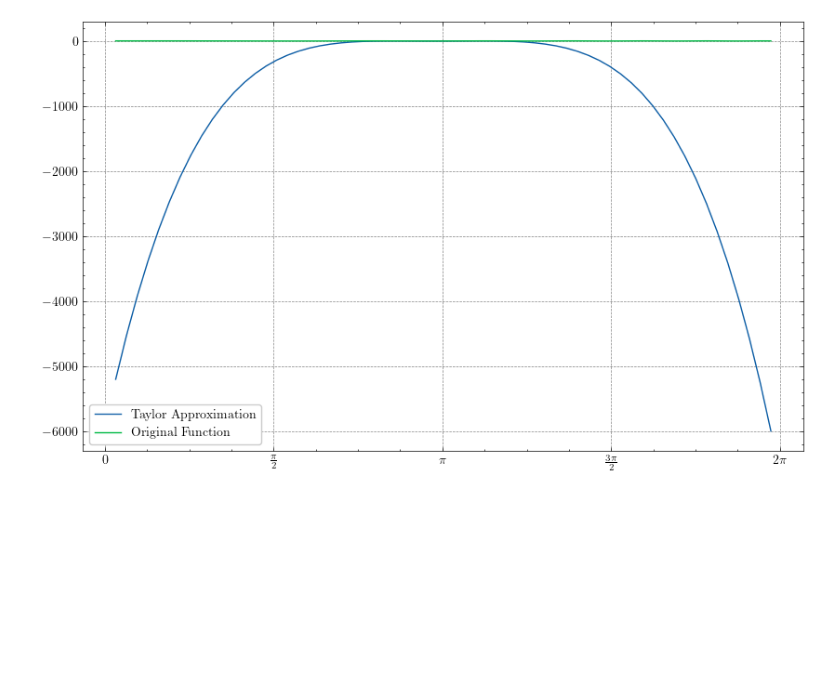
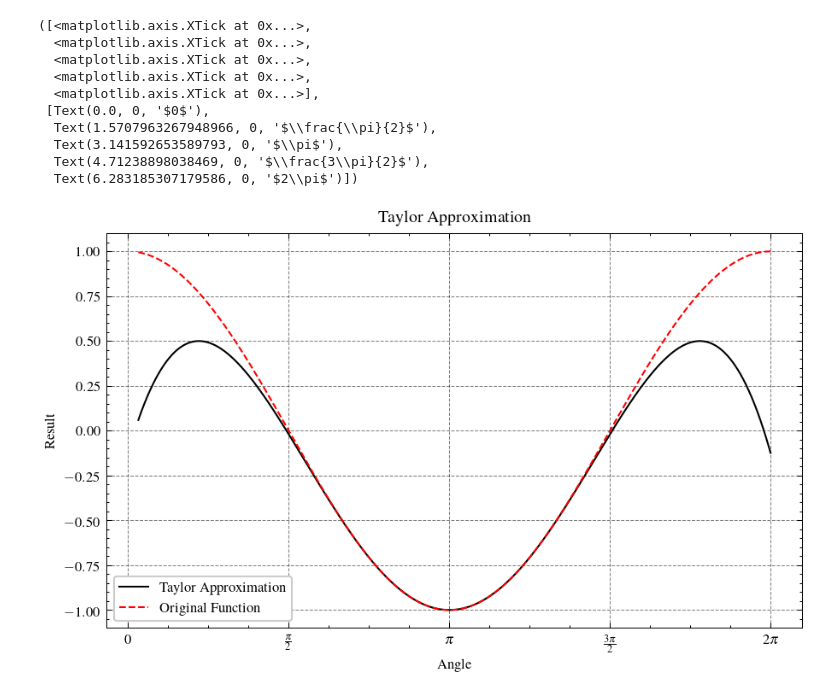
Before and after one commit to Vedabahu/learning-python, a Jupyter notebook: notebooks/Understanding Taylor.ipynb, the cells around one changed output. Saved outputs shown, nothing was run; the diff lists cells and outputs as text; code cells hidden in the pictures; blank space fills up the shorter version.

```diff
--- a/notebooks/Understanding Taylor.ipynb
+++ b/notebooks/Understanding Taylor.ipynb
@@ -4,35 +4,50 @@ import numpy as np
 import matplotlib.pyplot as plt
 import scienceplots
 
-plt.style.use(["science", "grid"])
+plt.style.use(["science", "grid", "ieee"])
+# plt.style.use(["default"])
 plt.rcParams.update({"text.usetex" : True})
 # %%
 x, y, z = smp.symbols("x y z")
 f, g = smp.symbols('f g', cls=smp.Function)
 sum, a = smp.symbols('sum a')
 
-f = smp.cos(x**2)
+f = smp.cos(x)
 
 sum = 0
 a = smp.pi
-i = 5
+i = 6
 for i in range(i):
     sum += (smp.diff(f, x, i).subs([(x, a)]) / smp.factorial(i))*(x-a)**i
 # sum.simplify()
 # sum.expand()
 
 sum_f = smp.lambdify([x], sum)
 f_f = smp.lambdify([x], f)
 
-X = np.arange(0.1, 2*np.pi, 0.1)
+X = np.arange(0.1, 2*np.pi, 0.001)
 Y = sum_f(X)
 
-plt.figure(figsize=(10, 6), dpi=100)
+plt.figure(figsize=(7, 4), dpi=150)
 plt.plot(X, Y, label="Taylor Approximation")
 Y = f_f(X)
 plt.plot(X, Y, label="Original Function")
 plt.legend()
+plt.xlabel("Angle")
+plt.ylabel("Result")
+plt.title("Taylor Approximation")
 plt.xticks([0, np.pi/2, np.pi, np.pi*(3/2.0), np.pi*2], ["$0$", r"$\frac{\pi}{2}$", r"$\pi$", r"$\frac{3\pi}{2}$", r"$2\pi$"])
-plt.show()
+# plt.show()
+# plt.savefig('temp.png', dpi=2000)
 # %% [output]
+([<matplotlib.axis.XTick at 0x...>,
+  <matplotlib.axis.XTick at 0x...>,
+  <matplotlib.axis.XTick at 0x...>,
+  <matplotlib.axis.XTick at 0x...>,
+  <matplotlib.axis.XTick at 0x...>],
+ [Text(0.0, 0, '$0$'),
+  Text(1.5707963267948966, 0, '$\\frac{\\pi}{2}$'),
+  Text(3.141592653589793, 0, '$\\pi$'),
+  Text(4.71238898038469, 0, '$\\frac{3\\pi}{2}$'),
+  Text(6.283185307179586, 0, '$2\\pi$')])
-[figure, old version]
+[figure, new version]
```
Also changed, not shown: 1 other file.
